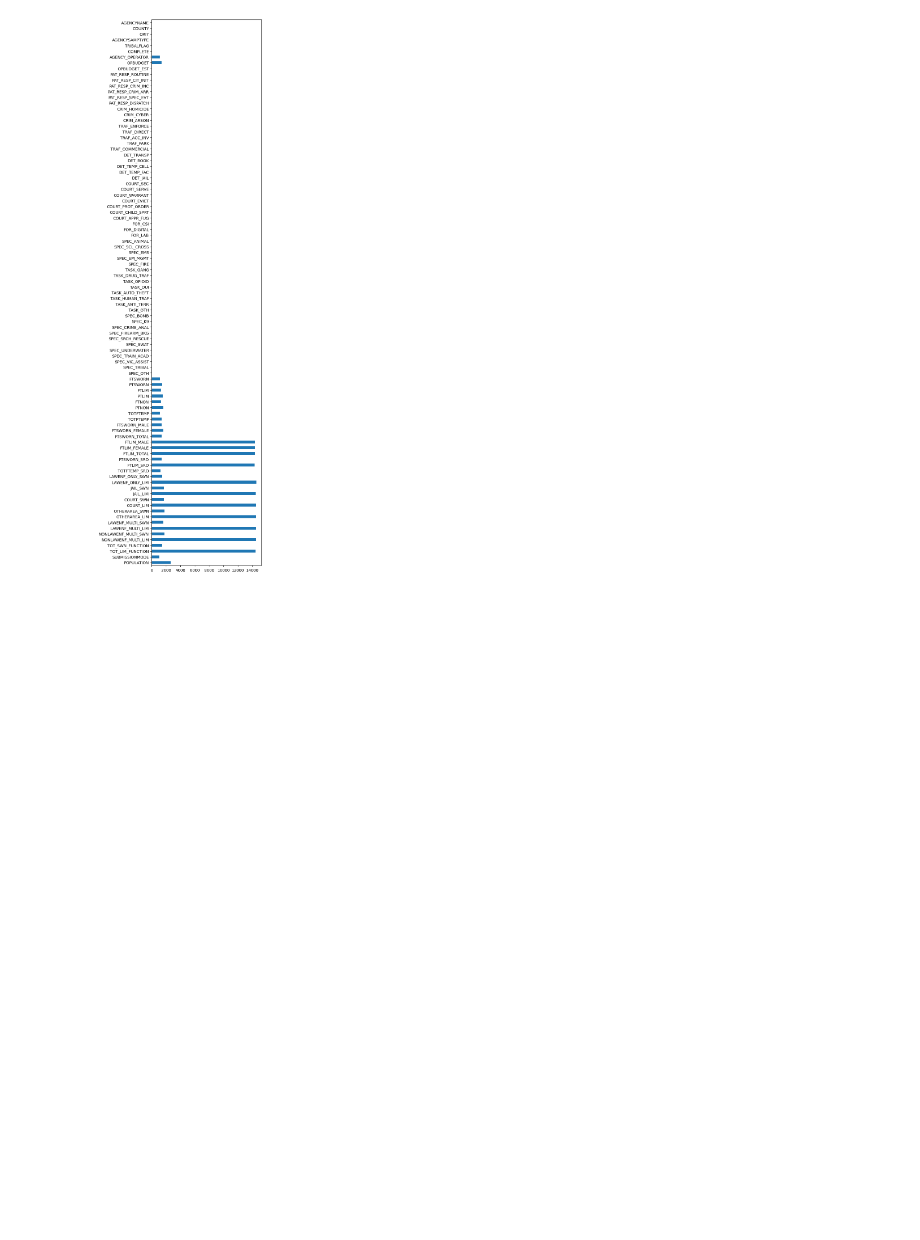
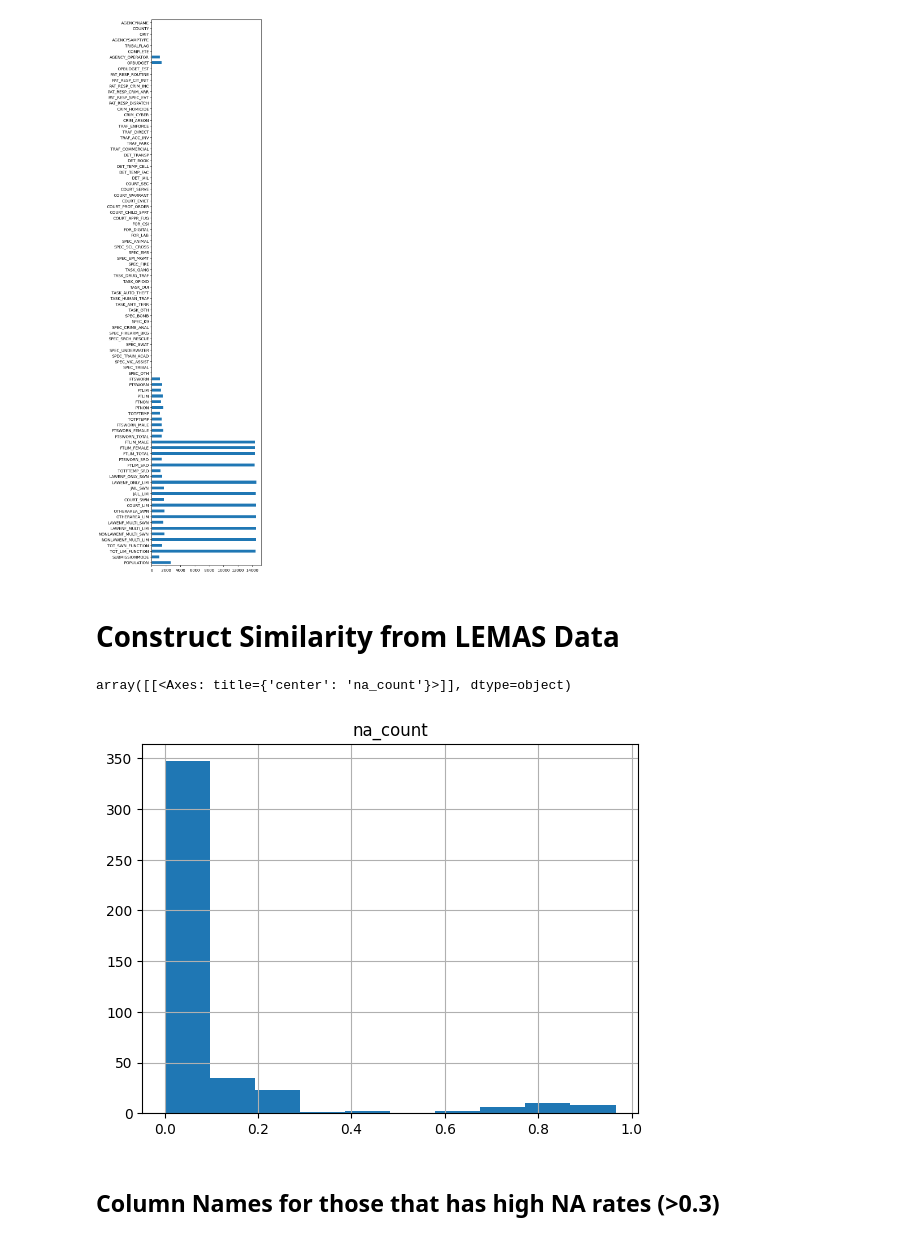
Before and after one commit to teddy21019/NIBRS_diffusion, a Jupyter notebook: similarity_network.ipynb, the cells around one changed output. Drawn from its saved outputs; the diff is of its cells as text; code cells hidden in the pictures; blank space fills up the shorter version.

Commit message:
Exp. on imputing missing value

```diff
--- a/similarity_network.ipynb
+++ b/similarity_network.ipynb
@@ -180,3 +180,28 @@ df.isna().sum().plot(kind='barh', ax=ax)
 ax.invert_yaxis()
 # %% [output]
 [figure]
+# %% [markdown]
+# Construct Similarity from LEMAS Data
+# %%
+from datareader import LEMAS_reader
+import datareader.cleaner.lemas as lc
+from functools import partial
+
+lemas_path = "RAW_DATA/LEMAS/2016/DS0001/37323-0001-Data.tsv"
+lemas_df = LEMAS_reader(lemas_path)
+# %%
+NROW = len(lemas_df)
+
+na_counts = (lemas_df.pipe(lc.negative_to_na)
+         .pipe(lc.count_na_each_col)
+         .reset_index().set_axis(["col", "na_count"], axis=1)
+         .sort_values(by="na_count")
+         .assign(na_count = lambda r: r.na_count/NROW)
+         .pipe(lc.merge_col_info_with_col_type(lemas_df.dtypes))
+        )
+na_counts.hist()
+# %% [output]
+array([[<Axes: title={'center': 'na_count'}>]], dtype=object)
+[figure, added]
+# %% [markdown]
+## Column Names for those that has high NA rates (>0.3)
```
Also changed, not shown: parts of 17 cells of this notebook.
